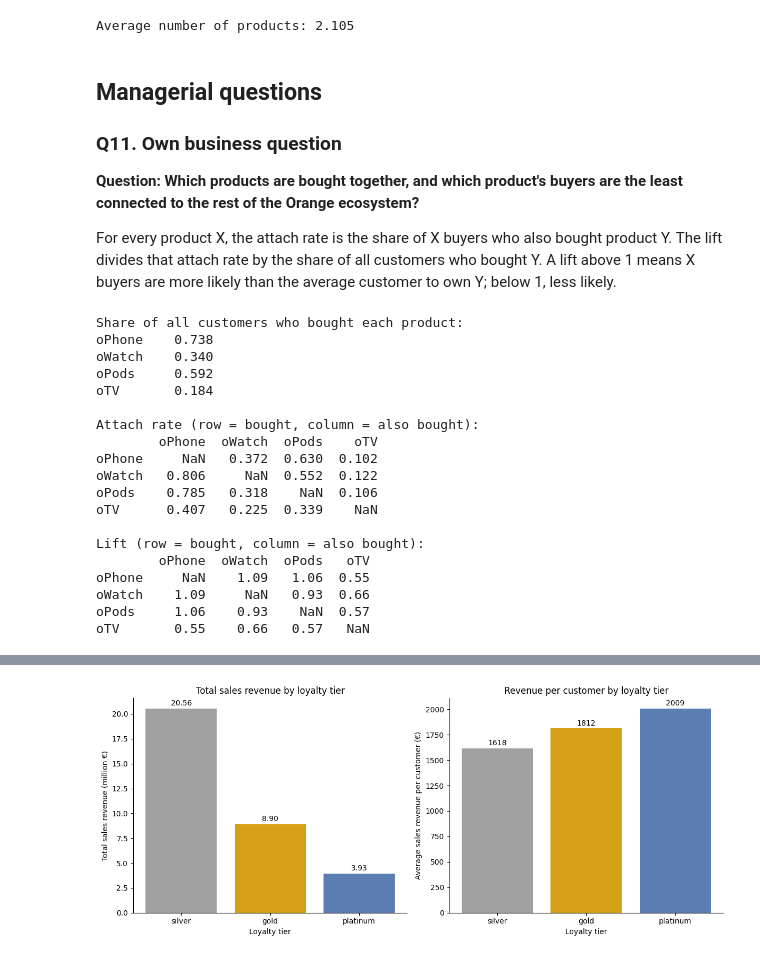
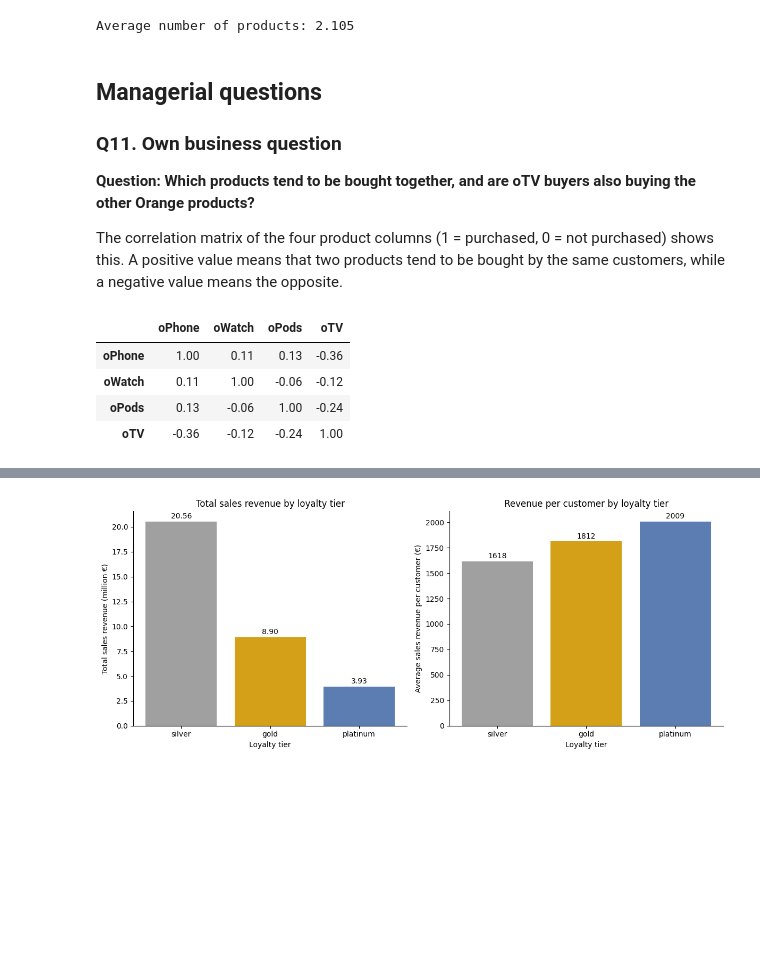
Before and after one commit to Mturco3/orange-inc-customer-analytics, a Jupyter notebook: notebooks/orange_inc_analysis.ipynb, the cells around one changed output, grey strips where cells are left out. Saved outputs shown, nothing was run; the diff lists cells and outputs as text; code cells hidden in the pictures; blank space fills up the shorter version.

```diff
--- a/notebooks/orange_inc_analysis.ipynb
+++ b/notebooks/orange_inc_analysis.ipynb
@@ -274,51 +261,18 @@ Average number of products: 2.105
 
 ### Q11. Own business question
 
-**Question: Which products are bought together, and which product's buyers are the least connected to the rest of the Orange ecosystem?**
+**Question: Which products tend to be bought together, and are oTV buyers also buying the other Orange products?**
 
-For every product X, the attach rate is the share of X buyers who also bought product Y.
-The lift divides that attach rate by the share of all customers who bought Y.
-A lift above 1 means X buyers are more likely than the average customer to own Y; below 1, less likely.
+The correlation matrix of the four product columns (1 = purchased, 0 = not purchased) shows this.
+A positive value means that two products tend to be bought by the same customers, while a negative value means the opposite.
 # %%
-attach_rows = {}
-for base_product in PRODUCT_COLUMNS:
-    base_buyers = orange_data_clean[orange_data_clean[base_product] == 1]
-    attach_rows[base_product] = base_buyers[PRODUCT_COLUMNS].mean()
-
-attach_rate = pd.DataFrame(attach_rows).T
-overall_purchase_rate = orange_data_clean[PRODUCT_COLUMNS].mean()
-lift = attach_rate / overall_purchase_rate
-for product in PRODUCT_COLUMNS:
-    attach_rate.loc[product, product] = float("nan")
-    lift.loc[product, product] = float("nan")
-
-print("Share of all customers who bought each product:")
-print(overall_purchase_rate.round(3).to_string())
-print()
-print("Attach rate (row = bought, column = also bought):")
-print(attach_rate.round(3).to_string())
-print()
-print("Lift (row = bought, column = also bought):")
-print(lift.round(2).to_string())
+product_correlation = orange_data_clean[PRODUCT_COLUMNS].corr()
+product_correlation.round(2)
 # %% [output]
-Share of all customers who bought each product:
-oPhone    0.738
-oWatch    0.340
-oPods     0.592
-oTV       0.184
-
-Attach rate (row = bought, column = also bought):
-        oPhone  oWatch  oPods    oTV
-oPhone     NaN   0.372  0.630  0.102
-oWatch   0.806     NaN  0.552  0.122
-oPods    0.785   0.318    NaN  0.106
-oTV      0.407   0.225  0.339    NaN
-
-Lift (row = bought, column = also bought):
-        oPhone  oWatch  oPods   oTV
-oPhone     NaN    1.09   1.06  0.55
-oWatch    1.09     NaN   0.93  0.66
-oPods     1.06    0.93    NaN  0.57
-oTV       0.55    0.66   0.57   NaN
+|  | oPhone | oWatch | oPods | oTV |
+| oPhone | 1.00 | 0.11 | 0.13 | -0.36 |
+| oWatch | 0.11 | 1.00 | -0.06 | -0.12 |
+| oPods | 0.13 | -0.06 | 1.00 | -0.24 |
+| oTV | -0.36 | -0.12 | -0.24 | 1.00 |
 # %%
 fig, ax = plt.subplots(figsize=(7, 5.5))
```
Also changed, not shown: parts of 12 cells of this notebook, 3 other files.
